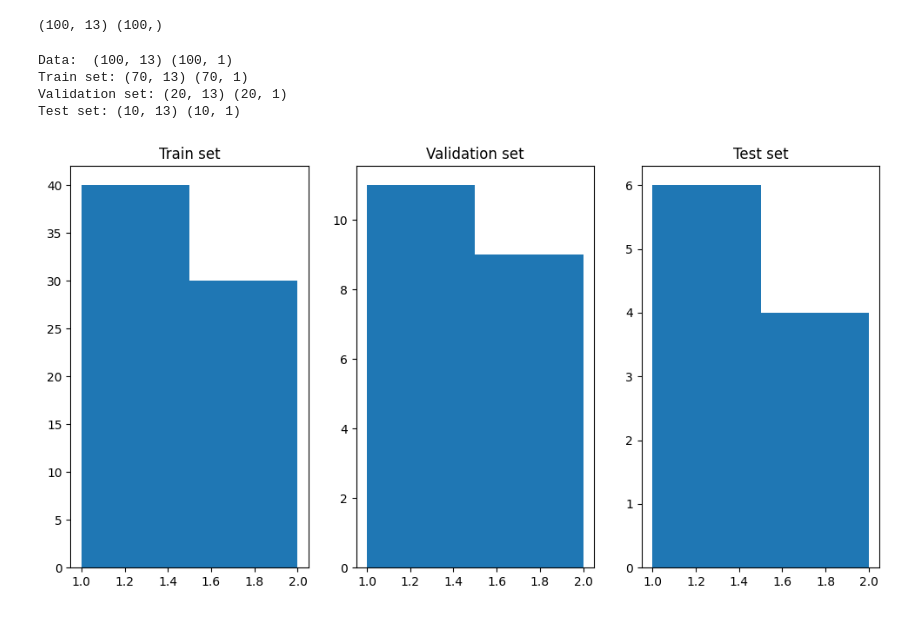
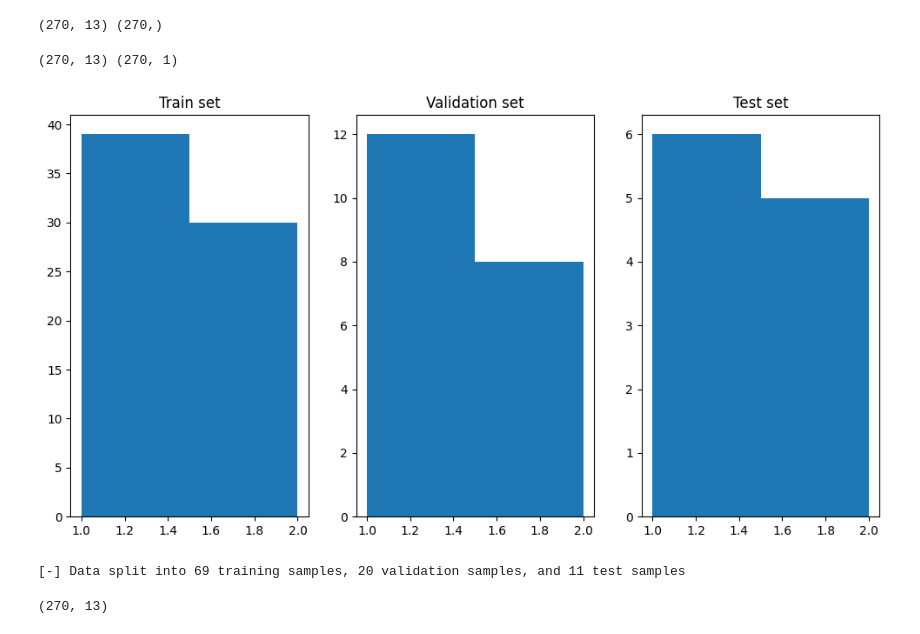
Before and after one commit to Ashad001/Qlassify, a Jupyter notebook: task01.ipynb, the cells around one changed output. Drawn from its saved outputs; the diff is of its cells as text; code cells hidden in the pictures.

```diff
--- a/task01.ipynb
+++ b/task01.ipynb
@@ -4,57 +4,32 @@ import numpy as np
 import matplotlib.pyplot as plt
 
 df = pd.read_csv('./data/statlog_heart/heart_data.csv')
-df = df.iloc[:100]
 # %%
 df = df.rename(columns={'heart_disease': 'target'})
 X = df.drop('target', axis=1)
 y = df['target']
 print(X.shape, y.shape)
 # %% [output]
-(100, 13) (100,)
+(270, 13) (270,)
 # %%
 from sklearn.preprocessing import MinMaxScaler
 
 scaler = MinMaxScaler(feature_range=(-np.pi, np.pi))
 X = scaler.fit_transform(X)
 y = np.array(y).reshape(-1, 1)
-# %%
-from sklearn.model_selection import StratifiedShuffleSplit
-
-sss_train_test = StratifiedShuffleSplit(n_splits=1, test_size=0.3, random_state=42)
-
-for train_index, test_index in sss_train_test.split(X, y):
-    X_train, X_test = X[train_index], X[test_index]
-    y_train, y_test = y[train_index], y[test_index]
-
-sss_valid_test = StratifiedShuffleSplit(n_splits=1, test_size=0.33, random_state=42)
-
-for valid_index, test_index in sss_valid_test.split(X_test, y_test):
-    X_valid, X_test = X_test[valid_index], X_test[test_index]
-    y_valid, y_test = y_test[valid_index], y_test[test_index]
-
-print("Data: ", X.shape, y.shape)
-print("Train set:", X_train.shape, y_train.shape)
-print("Validation set:", X_valid.shape, y_valid.shape)
-print("Test set:", X_test.shape, y_test.shape)
-
-plt.figure(figsize=(12, 6))
-plt.subplot(1, 3, 1)
-plt.hist(y_train, bins=2)
-plt.title('Train set')
-plt.subplot(1, 3, 2)
-plt.hist(y_valid, bins=2)
-plt.title('Validation set')
-plt.subplot(1, 3, 3)
-plt.hist(y_test, bins=2)
-plt.title('Test set')
-plt.show()
-# %% [output]
-Data:  (100, 13) (100, 1)
-Train set: (70, 13) (70, 1)
-Validation set: (20, 13) (20, 1)
-Test set: (10, 13) (10, 1)
-[figure, removed]
+# %%
+from src.experiment import Experiment
+
+experiment1_zz = Experiment(X.shape[1], sample_size = 100)
+experiment1_zz.split_data(X, y, use_sample=True,verbose=True)
+# %% [output]
+(270, 13) (270, 1)
+[figure, added]
+[-] Data split into 69 training samples, 20 validation samples, and 11 test samples
+# %%
+print(experiment1_zz._X.shape)
+# %% [output]
+(270, 13)
 # %%
 from qiskit import QuantumCircuit
 from qiskit.circuit import ParameterVector
```
Also changed, not shown: parts of 4 cells of this notebook, 5 other files.
